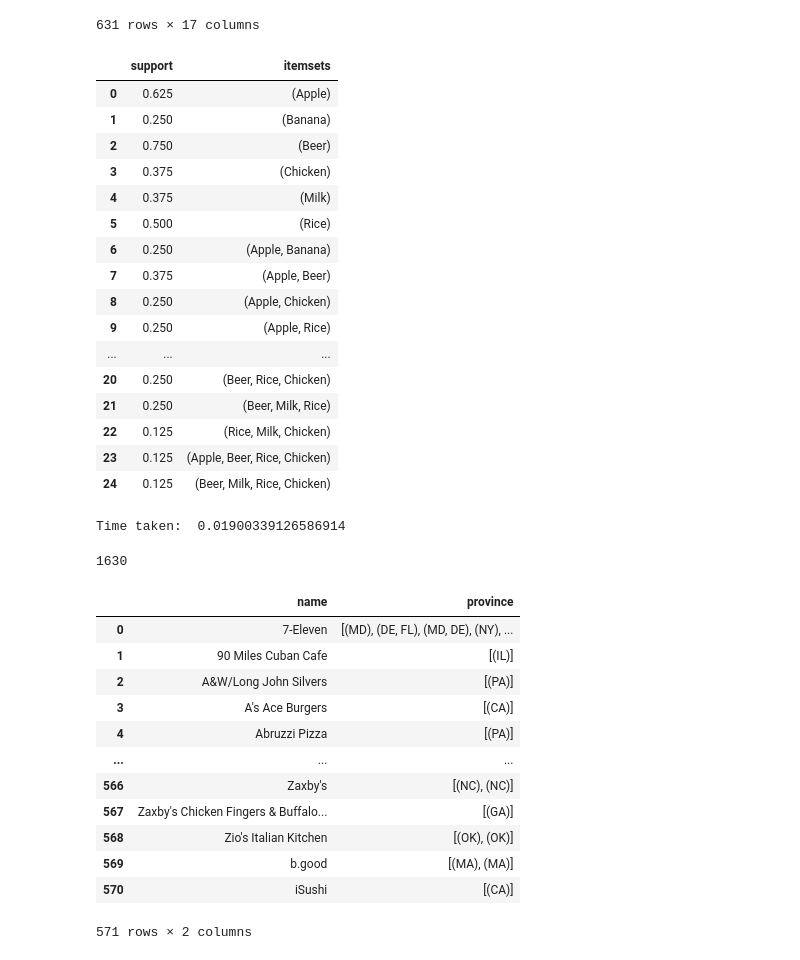
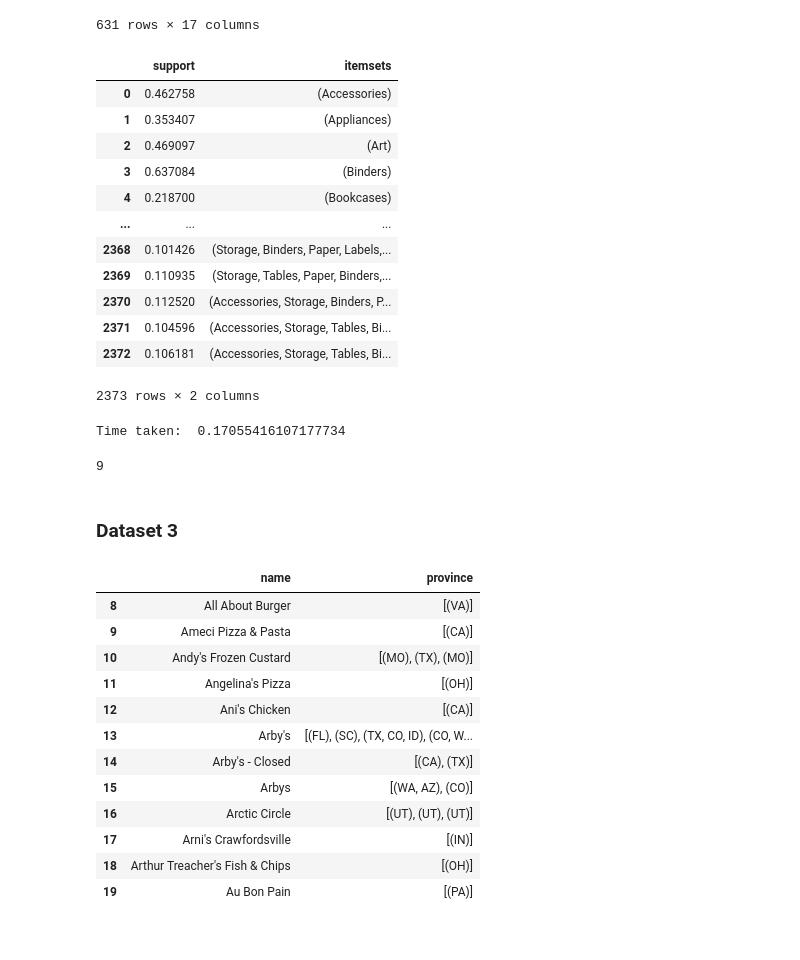
Before and after one commit to supperr-coder/CZ4032-Project2, a Jupyter notebook: Code/apriori_alogrithm_darryl.ipynb, the cells around one changed output. Drawn from its saved outputs; the diff is of its cells as text; code cells hidden in the pictures.

Commit message:
update apriori_alogrithm_darryl

```diff
--- a/Code/apriori_algorithm_darryl.ipynb
+++ b/Code/apriori_alogrithm_darryl.ipynb
@@ -966,31 +773,31 @@ df
 631 rows × 17 columns
 # %%
 start = time.time()
-display(apriori(df, min_support=0.1, use_colnames=True))
+task2 = apriori(df, min_support=0.1, use_colnames=True, low_memory = True)
+display(task2)
 print('Time taken: ', time.time()-start)
 # %% [output]
 |  | support | itemsets |
-| 0 | 0.625 | (Apple) |
-| 1 | 0.250 | (Banana) |
-| 2 | 0.750 | (Beer) |
-| 3 | 0.375 | (Chicken) |
-| 4 | 0.375 | (Milk) |
-| 5 | 0.500 | (Rice) |
-| 6 | 0.250 | (Apple, Banana) |
-| 7 | 0.375 | (Apple, Beer) |
-| 8 | 0.250 | (Apple, Chicken) |
-| 9 | 0.250 | (Apple, Rice) |
+| 0 | 0.462758 | (Accessories) |
+| 1 | 0.353407 | (Appliances) |
+| 2 | 0.469097 | (Art) |
+| 3 | 0.637084 | (Binders) |
+| 4 | 0.218700 | (Bookcases) |
 | ... | ... | ... |
-| 20 | 0.250 | (Beer, Rice, Chicken) |
-| 21 | 0.250 | (Beer, Milk, Rice) |
-| 22 | 0.125 | (Rice, Milk, Chicken) |
-| 23 | 0.125 | (Apple, Beer, Rice, Chicken) |
-| 24 | 0.125 | (Beer, Milk, Rice, Chicken) |
+| 2368 | 0.101426 | (Storage, Binders, Paper, Labels,... |
+| 2369 | 0.110935 | (Storage, Tables, Paper, Binders,... |
+| 2370 | 0.112520 | (Accessories, Storage, Binders, P... |
+| 2371 | 0.104596 | (Accessories, Storage, Tables, Bi... |
+| 2372 | 0.106181 | (Accessories, Storage, Tables, Bi... |
-Time taken:  0.01900339126586914
+2373 rows × 2 columns
+Time taken:  0.17055416107177734
-# %%
-len(food)
-# %% [output]
-1630
+# %%
+task2['length'] = task2['itemsets'].apply(lambda x: len(x))
+max(task2['length'])
+# %% [output]
+9
+# %% [markdown]
+### Dataset 3
 # %%
 food = pd.read_csv('Datafiniti_Fast_Food_Restaurants.csv', parse_dates = ['dateAdded'])
 food = food.sort_values(by = 'dateAdded')
@@ -1002,22 +809,21 @@ food = food.groupby(['name','year','month']).agg(frozenset).reset_index()[['name
 #food['len'] = food['province'].apply(lambda x:len(x))
 #food = food.drop_duplicates().reset_index(drop=True)
 food = food.groupby('name').agg(list).reset_index()
-food
-#food[food['len']>1]
+food[8:20]
 # %% [output]
 |  | name | province |
-| 0 | 7-Eleven | [(MD), (DE, FL), (MD, DE), (NY), ... |
-| 1 | 90 Miles Cuban Cafe | [(IL)] |
-| 2 | A&W/Long John Silvers | [(PA)] |
-| 3 | A's Ace Burgers | [(CA)] |
-| 4 | Abruzzi Pizza | [(PA)] |
-| ... | ... | ... |
-| 566 | Zaxby's | [(NC), (NC)] |
-| 567 | Zaxby's Chicken Fingers & Buffalo... | [(GA)] |
-| 568 | Zio's Italian Kitchen | [(OK), (OK)] |
-| 569 | b.good | [(MA), (MA)] |
-| 570 | iSushi | [(CA)] |
+| 8 | All About Burger | [(VA)] |
+| 9 | Ameci Pizza & Pasta | [(CA)] |
+| 10 | Andy's Frozen Custard | [(MO), (TX), (MO)] |
+| 11 | Angelina's Pizza | [(OH)] |
+| 12 | Ani's Chicken | [(CA)] |
+| 13 | Arby's | [(FL), (SC), (TX, CO, ID), (CO, W... |
+| 14 | Arby's - Closed | [(CA), (TX)] |
+| 15 | Arbys | [(WA, AZ), (CO)] |
+| 16 | Arctic Circle | [(UT), (UT), (UT)] |
+| 17 | Arni's Crawfordsville | [(IN)] |
+| 18 | Arthur Treacher's Fish & Chips | [(OH)] |
+| 19 | Au Bon Pain | [(PA)] |
-571 rows × 2 columns
 # %%
 product = list(food['province'])
 te2 = TransactionEncoder()
```
Also changed, not shown: parts of 13 cells of this notebook.
